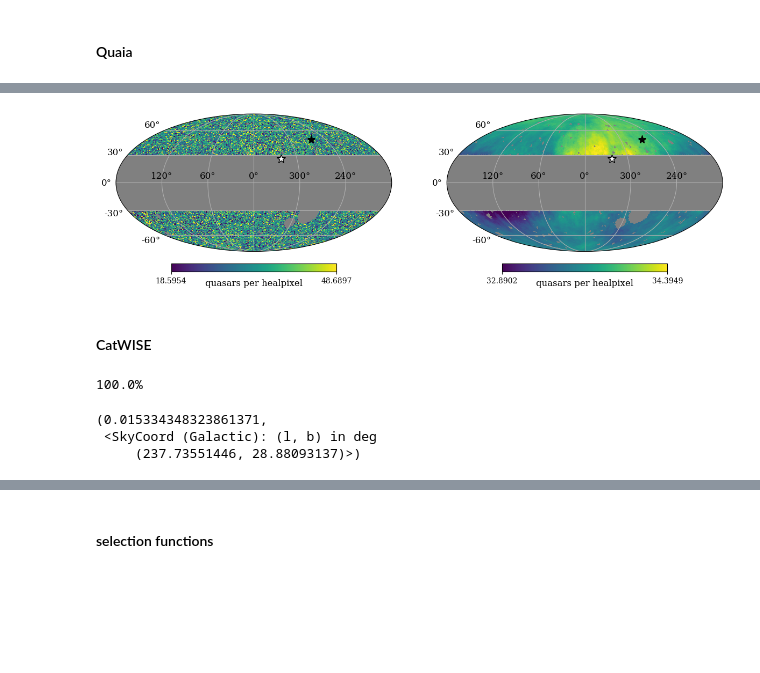
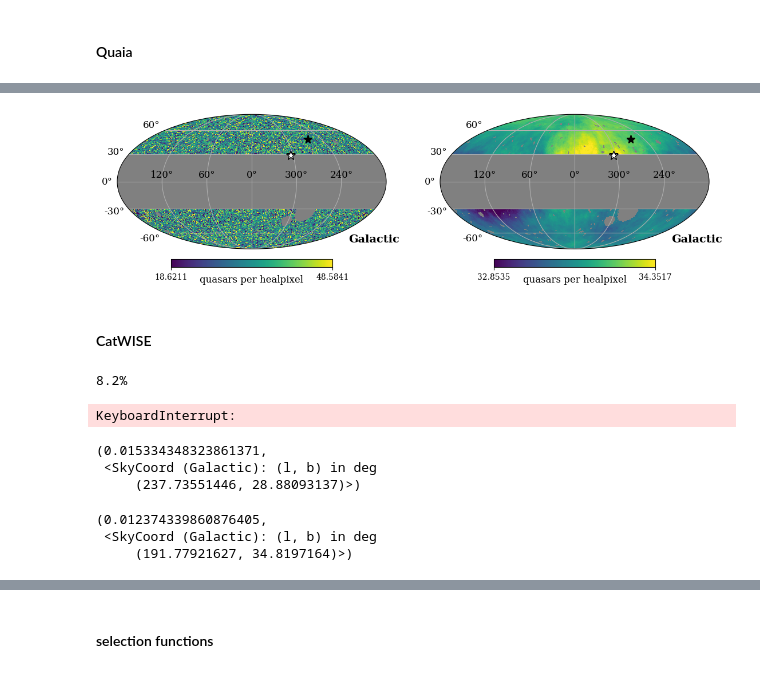
Before and after one commit to abbyw24/lss-dipoles, a Jupyter notebook: notebooks/paper_plots.ipynb, the cells around one changed output, grey strips where cells are left out. Cells and saved outputs as stored; diff of their text form; code cells hidden in the pictures; blank space fills up the shorter version.

```diff
--- a/notebooks/paper_plots.ipynb
+++ b/notebooks/paper_plots.ipynb
@@ -62,21 +62,25 @@ dipamp, dipdir.galactic
-# %%
-# plot
-fig = plt.figure(figsize=(12,5))
-kwargs = dict(coord=['C','G'], cmap='viridis', unit='quasars per healpixel', fig=fig, graticule=True, graticule_labels=True)#, badcolor='w')
-mean, std = np.nanmean(quaia_qmap_corr), np.nanstd(quaia_qmap_corr)
-hp.projview(quaia_qmap_corr, min=mean-2*std, max=mean+2*std, title='', sub=(1,2,1), **kwargs)
-tools.plot_marker(dipdir.galactic.l, dipdir.galactic.b, marker='*', color='white', mec='k', ms=12)
-tools.plot_marker(cmb_dipdir.galactic.l, cmb_dipdir.galactic.b, marker='*', color='k', mec='k', ms=11)
-hp.projview(quaia_qmap_corr_smoothed, min=mean-0.1*std, max=mean+0.1*std, title='', sub=(1,2,2), **kwargs)
-tools.plot_marker(dipdir.galactic.l, dipdir.galactic.b, marker='*', color='white', mec='k', ms=12)
-tools.plot_marker(cmb_dipdir.galactic.l, cmb_dipdir.galactic.b, marker='*', color='k', mec='k', ms=11)
-# %% [output]
-[figure, removed]
+# %%
+# plot
+fig = plt.figure(figsize=(11,4))
+kwargs = dict(coord=['C','G'], cmap='viridis', unit='quasars per healpixel', fig=fig, graticule=True, graticule_labels=True)#, badcolor='w')
+mean, std = np.nanmean(quaia_qmap_corr), np.nanstd(quaia_qmap_corr)
+hp.projview(quaia_qmap_corr, min=mean-2*std, max=mean+2*std, title='', sub=(1,2,1), **kwargs)
+tools.plot_marker(dipdir.galactic.l, dipdir.galactic.b, marker='*', color='white', mec='k', ms=12)
+tools.plot_marker(cmb_dipdir.galactic.l, cmb_dipdir.galactic.b, marker='*', color='k', mec='k', ms=11)
+tools.label_coord('Galactic', fs=14)
+hp.projview(quaia_qmap_corr_smoothed, min=mean-0.1*std, max=mean+0.1*std, title='', sub=(1,2,2), **kwargs)
+tools.plot_marker(dipdir.galactic.l, dipdir.galactic.b, marker='*', color='white', mec='k', ms=12)
+tools.plot_marker(cmb_dipdir.galactic.l, cmb_dipdir.galactic.b, marker='*', color='k', mec='k', ms=11)
+tools.label_coord('Galactic', fs=14)
+# %% [output]
+[figure, added]
 # %% [markdown]
 #### CatWISE
 # %%
 # selfunc
-selfunc_catwise = gm.get_selfunc_map('catwise_elatcorr', nside=nside_hi, blim=blim)
+selfunc_catwise_elatcorr = gm.get_selfunc_map('catwise_elatcorr', nside=nside_hi, blim=blim)
+selfunc_catwise_zodi = gm.get_selfunc_map('catwise_zodi', nside=nside_hi, blim=blim)
+selfunc_catwise = gm.get_selfunc_map('catwise', nside=nside_hi, blim=blim)
 
 # load data
 # masked
@@ -84,13 +88,16 @@ catwise_qmap = np.load(os.path.join(resdir, '../data/catalogs/catwise_agns/catwi
 # the above map smoothed to 1sr
 catwise_qmap_smoothed = np.load(os.path.join(resdir, '../data/catalogs/catwise_agns/catwise_agns_masked_smoothed_1sr.npy'))
 # selfunc-corrected
-catwise_qmap_corr = catwise_qmap / selfunc_catwise
+catwise_qmap_corr_elatcorr = catwise_qmap / selfunc_catwise_elatcorr
+catwise_qmap_corr_zodi = catwise_qmap / selfunc_catwise_zodi
 # selfunc-corrected and smoothed
 # catwise_qmap_corr_smoothed = np.load(os.path.join(resdir, '../data/catalogs/catwise_agns/catwise_agns_masked_corr_smoothed_1sr.npy'))
-catwise_qmap_corr_smoothed = tools.smooth_map(catwise_qmap_corr, sr=1)
+# catwise_qmap_corr_elatcorr_smoothed = tools.smooth_map(catwise_qmap_corr_elatcorr, sr=1)
+catwise_qmap_corr_zodi_smoothed = tools.smooth_map(catwise_qmap_corr_zodi, sr=1)
 
 # base rate for mocks
 base_rate_catwise = 77.4495
 # %% [output]
-100.0%
+8.2%
+KeyboardInterrupt:
 # %%
@@ -102,3 +109,12 @@ dipamp, dipdir.galactic
 (0.015334348323861371,
  <SkyCoord (Galactic): (l, b) in deg
      (237.73551446, 28.88093137)>)
+# %%
+# hp.fit_dipole result with selfunc including zodi
+hp_dipole_catwise = hp.fit_dipole(catwise_qmap_corr_zodi)[1] / hp.fit_dipole(catwise_qmap_corr_zodi)[0]  # returns monopole and then 3 dipole components
+dipamp, dipdir = dipole.get_dipole(hp_dipole_catwise)
+dipamp, dipdir.galactic
+# %% [output]
+(0.012374339860876405,
+ <SkyCoord (Galactic): (l, b) in deg
+     (191.77921627, 34.8197164)>)
```
Also changed, not shown: parts of 30 cells of this notebook.
